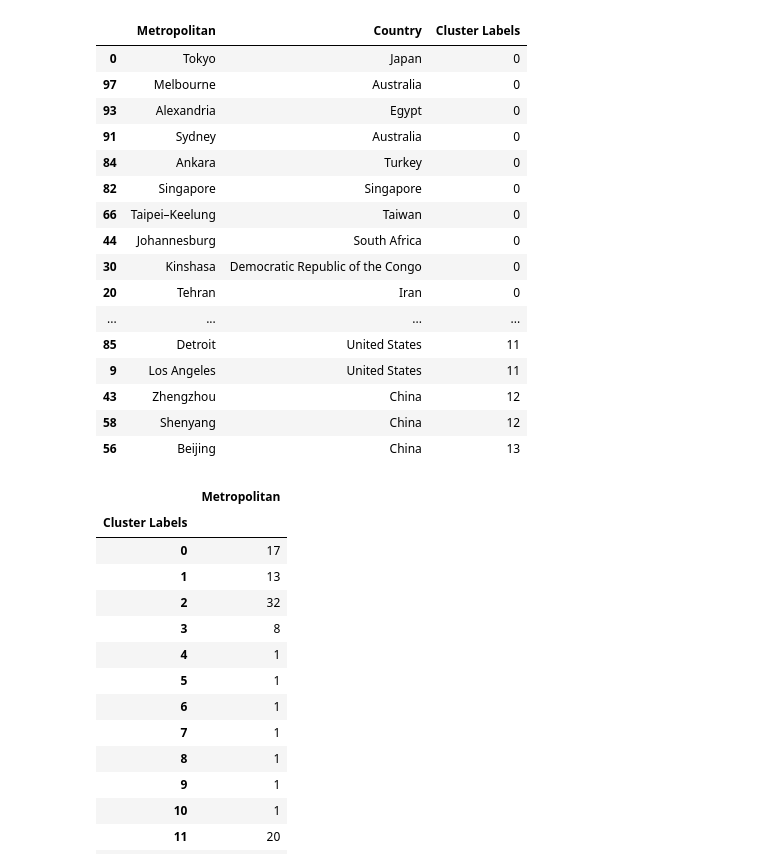
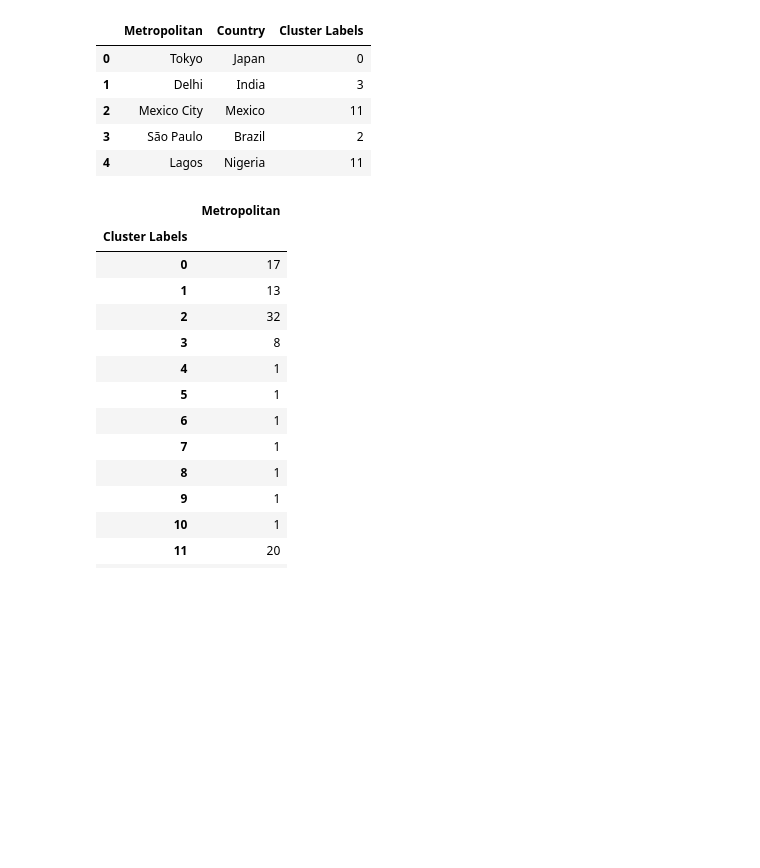
Before and after one commit to KathrynDH/Battle-of-the-Neighborhoods-FinalProject, a Jupyter notebook: Explore the Clusters.ipynb, the cells around one changed output. Saved outputs shown, nothing was run; the diff lists cells and outputs as text; code cells hidden in the pictures; blank space fills up the shorter version.

```diff
--- a/Explore the Clusters.ipynb
+++ b/Explore the Clusters.ipynb
@@ -28,25 +32,14 @@ df.head()
 | 2 | Mexico City | Mexico | North America | 19.432601 | -99.133342 | Mexican Restaurant | Art Museum | Museum | Arts & Crafts Store | ... |
 | 3 | São Paulo | Brazil | South America | -23.550651 | -46.633382 | Japanese Restaurant | Brazilian Restaurant | Café | Bakery | ... |
 | 4 | Lagos | Nigeria | Africa | 6.455057 | 3.394179 | Lounge | African Restaurant | Bar | Café | ... |
-# %%
-with pd.option_context('display.max_rows', None):
-    display(df.loc[:,['Metropolitan','Country','Cluster Labels']].sort_values('Cluster Labels'))
-# %% [output]
-|  | Metropolitan | Country | Cluster Labels |
-| 0 | Tokyo | Japan | 0 |
-| 97 | Melbourne | Australia | 0 |
-| 93 | Alexandria | Egypt | 0 |
-| 91 | Sydney | Australia | 0 |
-| 84 | Ankara | Turkey | 0 |
-| 82 | Singapore | Singapore | 0 |
-| 66 | Taipei–Keelung | Taiwan | 0 |
-| 44 | Johannesburg | South Africa | 0 |
-| 30 | Kinshasa | Democratic Republic of the Congo | 0 |
-| 20 | Tehran | Iran | 0 |
-| ... | ... | ... | ... |
-| 85 | Detroit | United States | 11 |
-| 9 | Los Angeles | United States | 11 |
-| 43 | Zhengzhou | China | 12 |
-| 58 | Shenyang | China | 12 |
-| 56 | Beijing | China | 13 |
+# %%
+#Look at the metro areas with cluster labels
+df.loc[:,['Metropolitan','Country','Cluster Labels']].head()
+# %% [output]
+|  | Metropolitan | Country | Cluster Labels |
+| 0 | Tokyo | Japan | 0 |
+| 1 | Delhi | India | 3 |
+| 2 | Mexico City | Mexico | 11 |
+| 3 | São Paulo | Brazil | 2 |
+| 4 | Lagos | Nigeria | 11 |
 # %%
```
Also changed, not shown: parts of 8 cells of this notebook.
